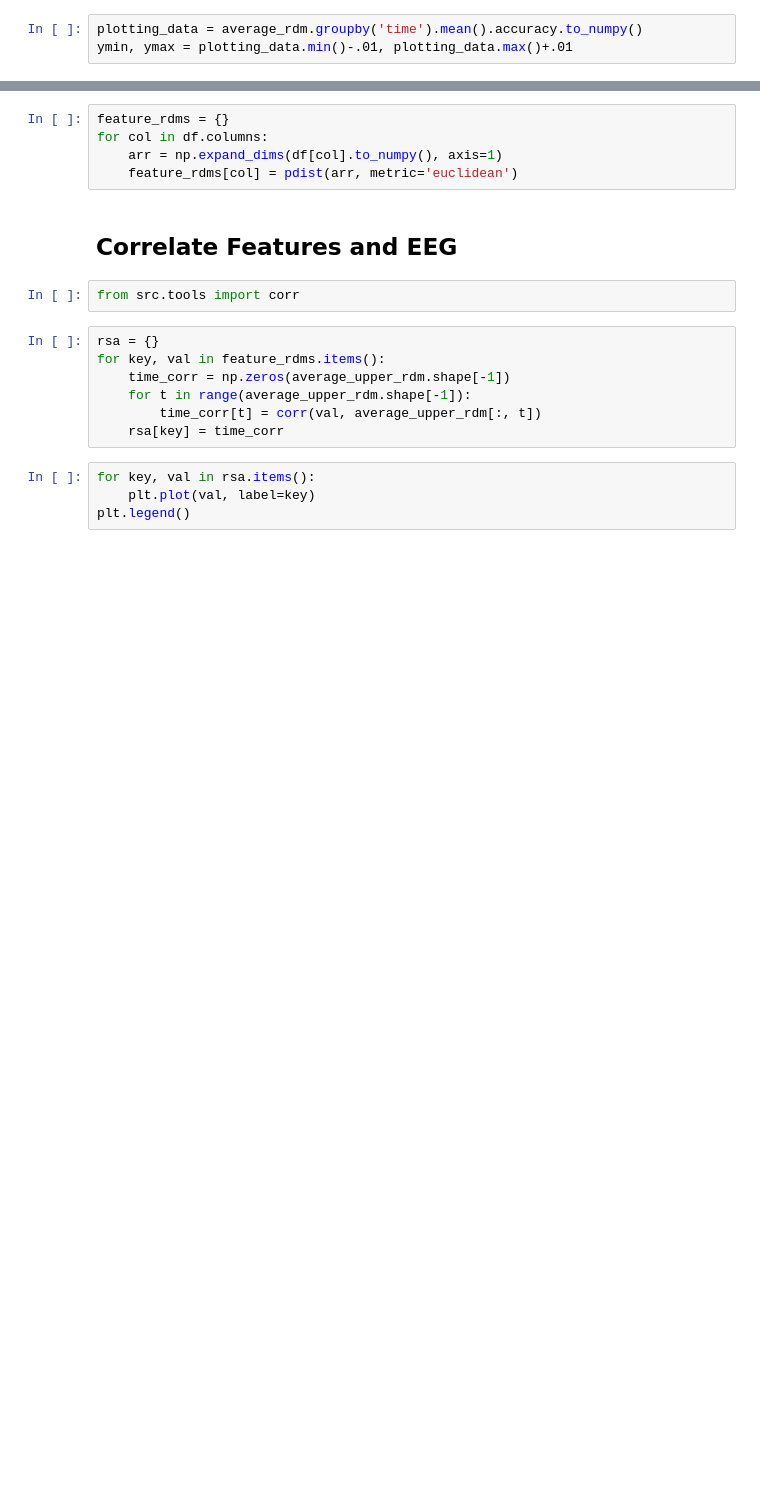
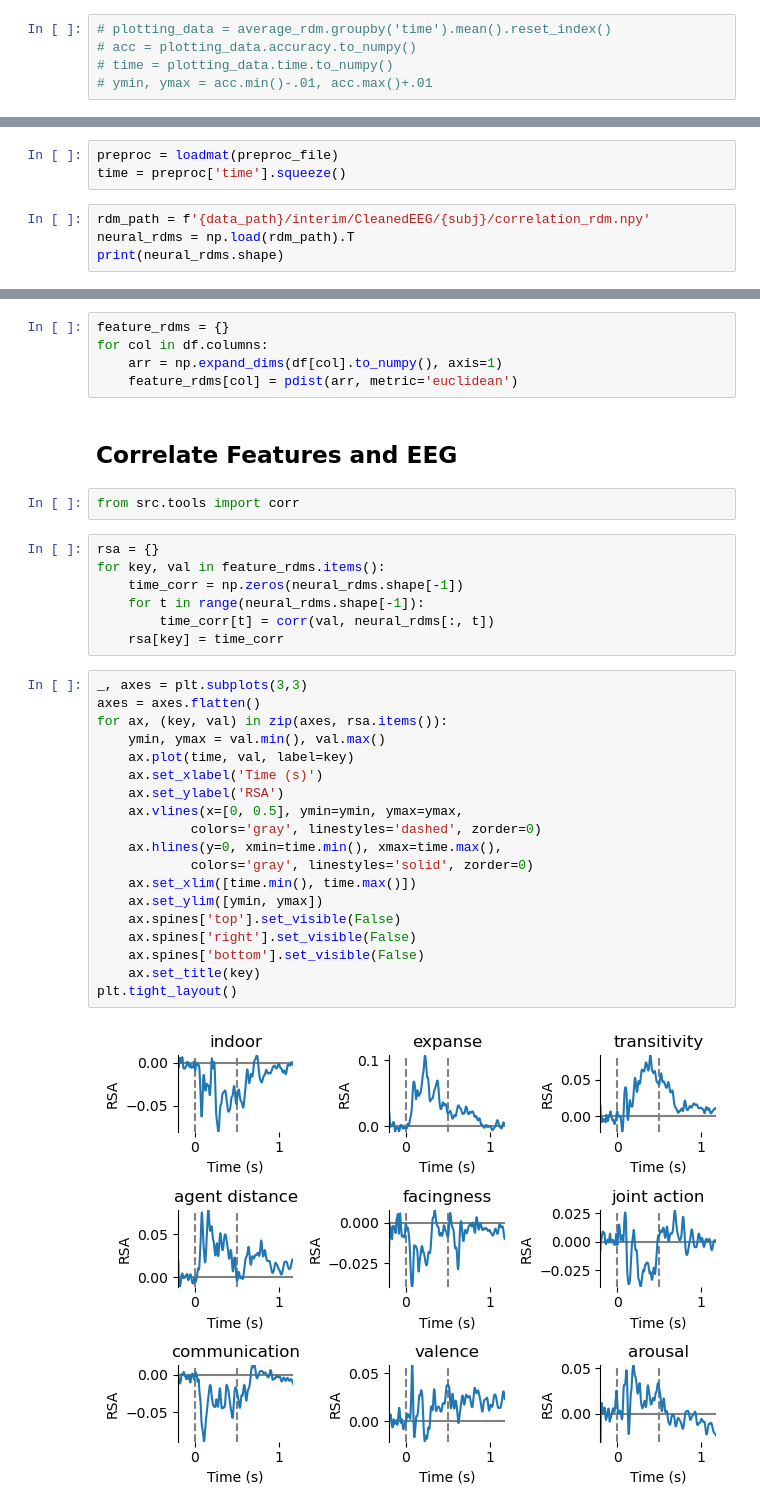
Before and after one commit to Isik-lab/SIEEG_analysis, a Jupyter notebook: notebooks/RSA.ipynb, the cells around one changed output, grey strips where cells are left out. Saved outputs shown, nothing was run; the diff lists cells and outputs as text; blank space fills up the shorter version.

```diff
--- a/notebooks/RSA.ipynb
+++ b/notebooks/RSA.ipynb
@@ -36,4 +27,6 @@ average_rdm.head()
 # %%
-plotting_data = average_rdm.groupby('time').mean().accuracy.to_numpy()
-ymin, ymax = plotting_data.min()-.01, plotting_data.max()+.01
+# plotting_data = average_rdm.groupby('time').mean().reset_index()
+# acc = plotting_data.accuracy.to_numpy()
+# time = plotting_data.time.to_numpy()
+# ymin, ymax = acc.min()-.01, acc.max()+.01
 # %%
@@ -52,0 +46,7 @@ ax.spines['bottom'].set_visible(False)
+# %%
+preproc = loadmat(preproc_file)
+time = preproc['time'].squeeze()
+# %%
+rdm_path = f'{data_path}/interim/CleanedEEG/{subj}/correlation_rdm.npy'
+neural_rdms = np.load(rdm_path).T
+print(neural_rdms.shape)
@@ -74,11 +84,28 @@ from src.tools import corr
 # %%
 rsa = {}
 for key, val in feature_rdms.items():
-    time_corr = np.zeros(average_upper_rdm.shape[-1])
-    for t in range(average_upper_rdm.shape[-1]):
-        time_corr[t] = corr(val, average_upper_rdm[:, t])
+    time_corr = np.zeros(neural_rdms.shape[-1])
+    for t in range(neural_rdms.shape[-1]):
+        time_corr[t] = corr(val, neural_rdms[:, t])
     rsa[key] = time_corr
 # %%
-for key, val in rsa.items():
-    plt.plot(val, label=key)
-plt.legend()
+_, axes = plt.subplots(3,3)
+axes = axes.flatten()
+for ax, (key, val) in zip(axes, rsa.items()):
+    ymin, ymax = val.min(), val.max()
+    ax.plot(time, val, label=key)
+    ax.set_xlabel('Time (s)')
+    ax.set_ylabel('RSA')
+    ax.vlines(x=[0, 0.5], ymin=ymin, ymax=ymax,
+            colors='gray', linestyles='dashed', zorder=0)
+    ax.hlines(y=0, xmin=time.min(), xmax=time.max(),
+            colors='gray', linestyles='solid', zorder=0)
+    ax.set_xlim([time.min(), time.max()])
+    ax.set_ylim([ymin, ymax])
+    ax.spines['top'].set_visible(False)
+    ax.spines['right'].set_visible(False)
+    ax.spines['bottom'].set_visible(False)
+    ax.set_title(key)
+plt.tight_layout()
+# %% [output]
+[figure, added]
```
Also changed, not shown: parts of 7 cells of this notebook, 2 other files.
